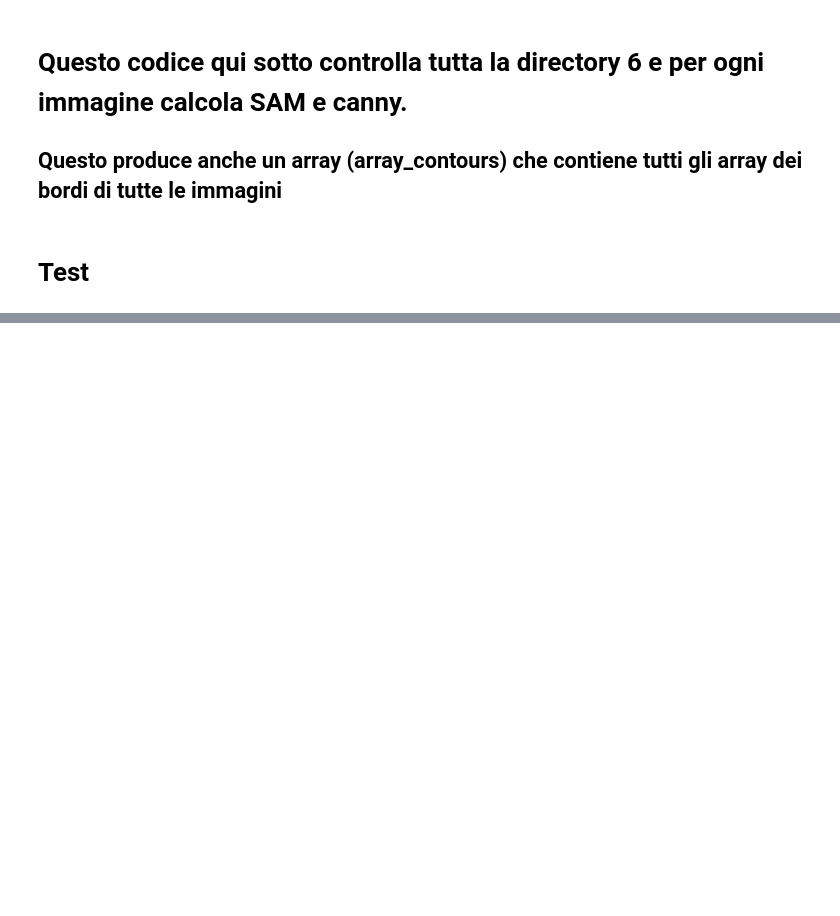
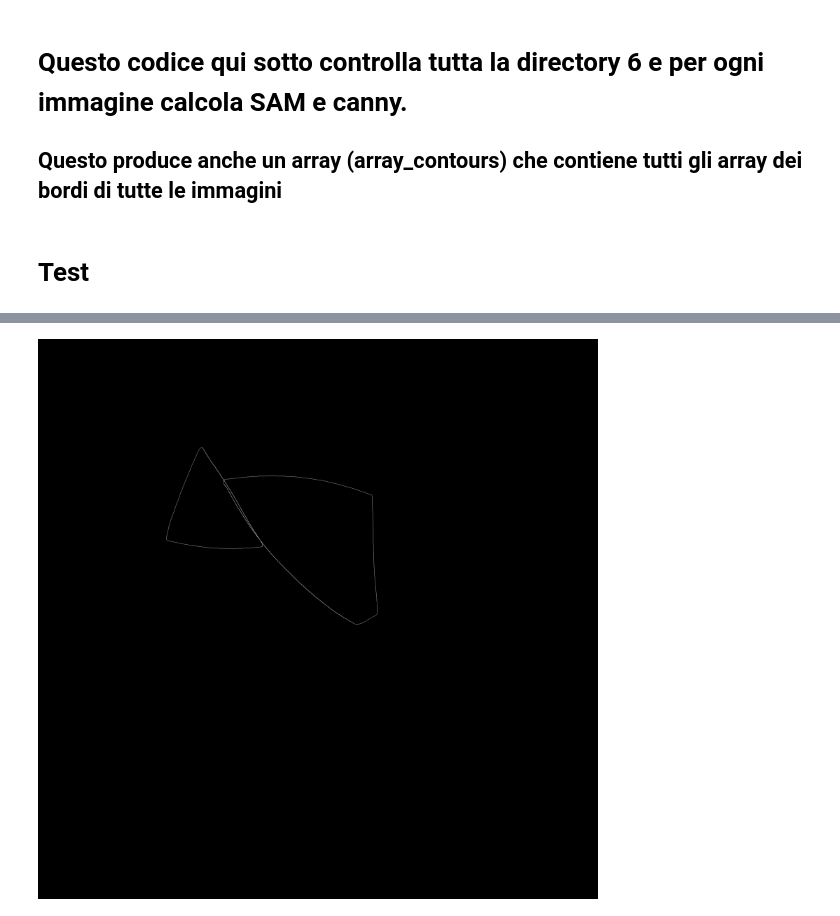
Before and after one commit to Totti00/VA_Project, a Jupyter notebook: VA_project.ipynb, the cells around one changed output, grey strips where cells are left out. Saved outputs shown, nothing was run; the diff lists cells and outputs as text; code cells hidden in the pictures; blank space fills up the shorter version.

```diff
--- a/VA_project.ipynb
+++ b/VA_project.ipynb
@@ -465,29 +480,31 @@ visualize(coords, contours[0], contours[3])
 # %%
 #ATTACCA I PEZZI
-edge_1 = contours[0].copy()
+edge_1 = contours[1].copy()
 edge_2 = contours[3].copy()
 edge_min = min((edge_1, edge_2), key=len)
 edge_min = edge_min[::-1]
 edge_max = max((edge_1, edge_2), key=len)
 
 shift = edge_max[coords[0]:coords[1]][0] - edge_min[coords[2]:coords[3]][0]
 edge_min += shift
 
 angle_prova = get_angle(edge_max[coords[0]:coords[1]][-1], edge_max[coords[0]:coords[1]][0], edge_min[coords[2]:coords[3]][-1])
 edge_min = rotate(edge_min, edge_min[coords[2]:coords[3]][0], angle_prova)
 edge_min = np.ceil(edge_min).astype(int)
 
 while(get_cosine_angle(edge_max[coords[0]:coords[1]][-1], edge_max[coords[0]:coords[1]][0], edge_min[coords[2]:coords[3]][-1]) < 0.90):
   angle_prova = get_angle(edge_max[coords[0]:coords[1]][-1], edge_max[coords[0]:coords[1]][0], edge_min[coords[2]:coords[3]][-1])
   edge_min = rotate(edge_min, edge_min[coords[2]:coords[3]][0], angle_prova)
   edge_min = np.ceil(edge_min).astype(int)
 
 joined_coords = np.concatenate((edge_max, edge_min))
 
 seg_edge = np.zeros((3016, 3016))
 x_coords, y_coords = joined_coords[:, 0], joined_coords[:, 1]
 seg_edge[x_coords, y_coords] = 255
 cv2_imshow(seg_edge)
+# %% [output]
+[figure, added]
 # %%
 #SERVE PER CONTROLLARE SE UN PEZZO É DENTRO L'ALTRO
 for point in edge_min:
```
Also changed, not shown: parts of 6 cells of this notebook.
